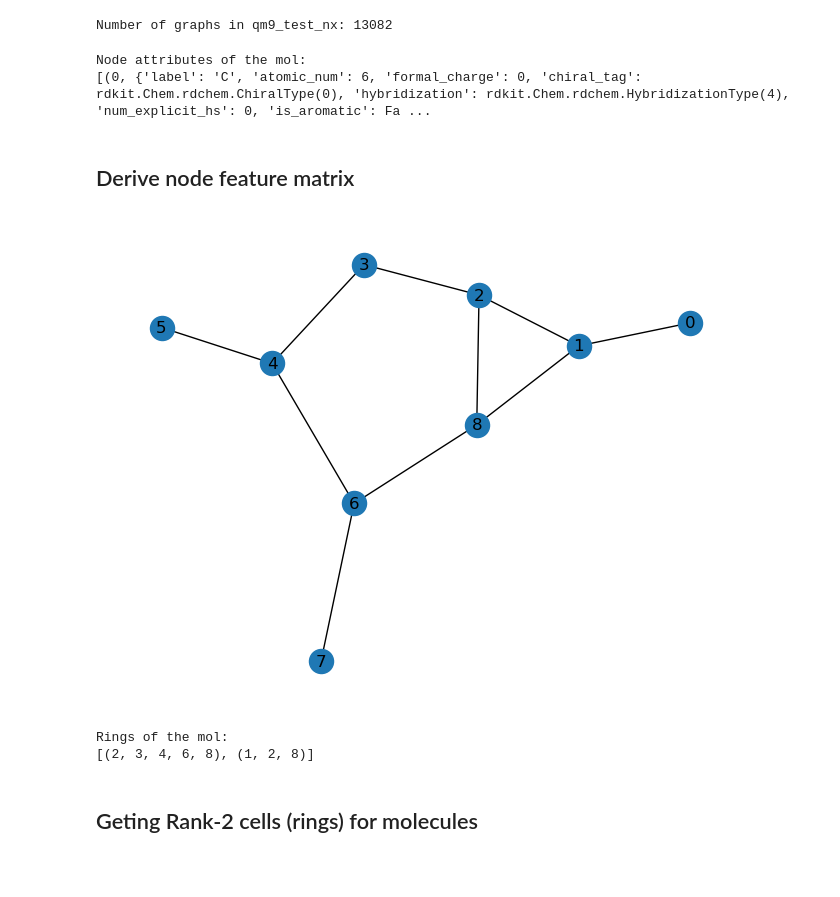
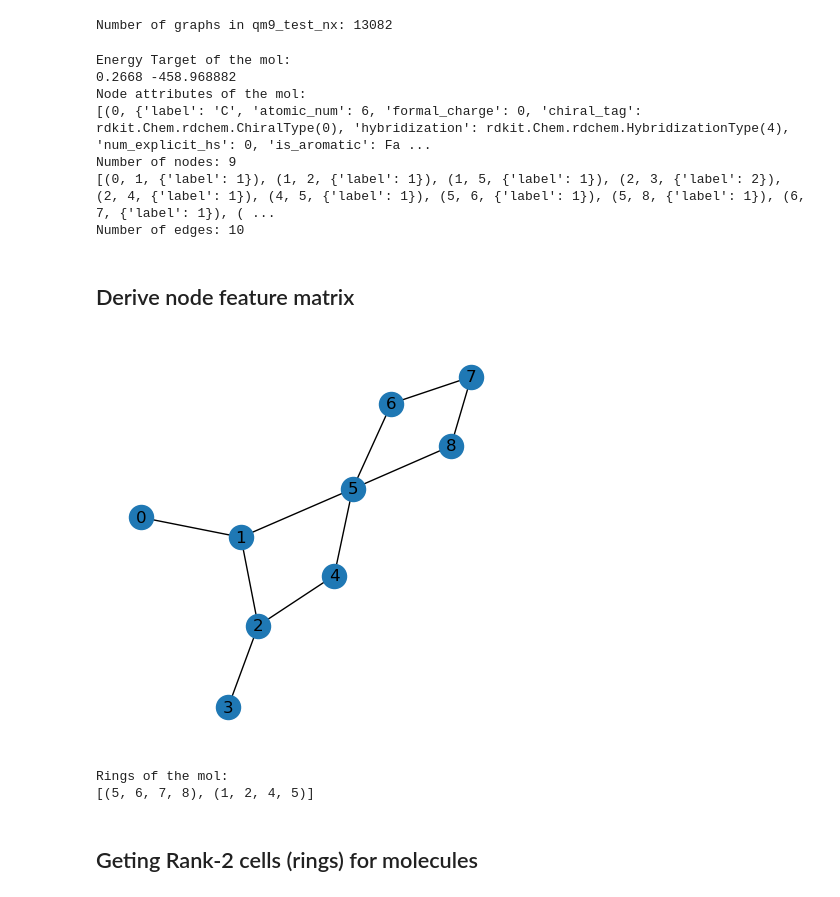
Before and after one commit to xwang38438/Cell-Attention-Network-on-Molecule, a Jupyter notebook: data_visualization.ipynb, the cells around one changed output. Saved outputs shown, nothing was run; the diff lists cells and outputs as text; code cells hidden in the pictures; blank space fills up the shorter version.

```diff
--- a/data_visualization.ipynb
+++ b/data_visualization.ipynb
@@ -6,31 +23,43 @@ import numpy as np
 with open('data/qm9_test_nx.pkl', 'rb') as f:
     qm9_test_nx = pickle.load(f)
 
-mol = qm9_test_nx[150]
+mol = qm9_test_nx[98]
 print('Number of graphs in qm9_test_nx:', len(qm9_test_nx))
 # %% [output]
 Number of graphs in qm9_test_nx: 13082
 # %%
+print('Energy Target of the mol:')
+print(mol.graph['gap'], mol.graph['U0'])
+
 # print the node atttributes of the mol
 print('Node attributes of the mol:')
 
 # cuurently, we have 8 node attributes
 print(mol.nodes(data=True))
+print('Number of nodes:', len(mol.nodes))
+print(mol.edges(data=True))
+print('Number of edges:', len(mol.edges))
 # %% [output]
+Energy Target of the mol:
+0.2668 -458.968882
 Node attributes of the mol:
 [(0, {'label': 'C', 'atomic_num': 6, 'formal_charge': 0, 'chiral_tag': rdkit.Chem.rdchem.ChiralType(0), 'hybridization': rdkit.Chem.rdchem.HybridizationType(4), 'num_explicit_hs': 0, 'is_aromatic': Fa ...
+Number of nodes: 9
+[(0, 1, {'label': 1}), (1, 2, {'label': 1}), (1, 5, {'label': 1}), (2, 3, {'label': 2}), (2, 4, {'label': 1}), (4, 5, {'label': 1}), (5, 6, {'label': 1}), (5, 8, {'label': 1}), (6, 7, {'label': 1}), ( ...
+Number of edges: 10
 # %% [markdown]
 ## Derive node feature matrix
 # %%
 # visualize the graph of mol0
 import networkx as nx
 import matplotlib.pyplot as plt
 
-# Draw the graph
+# Draw the graph with size (4,4)
+plt.figure(figsize=(4,4))
 nx.draw(mol, with_labels=True)
 plt.show()
 # %% [output]
-[figure, old version]
+[figure, new version]
 # %%
 # extract rings from the graph
 from utils.cell_lifting import *
@@ -40,7 +69,7 @@ print('Rings of the mol:')
 print(mol_rings)
 # %% [output]
 Rings of the mol:
-[(2, 3, 4, 6, 8), (1, 2, 8)]
+[(5, 6, 7, 8), (1, 2, 4, 5)]
 # %% [markdown]
 ## Geting Rank-2 cells (rings) for molecules
 # %%
```
Also changed, not shown: parts of 11 cells of this notebook, 11 other files.
